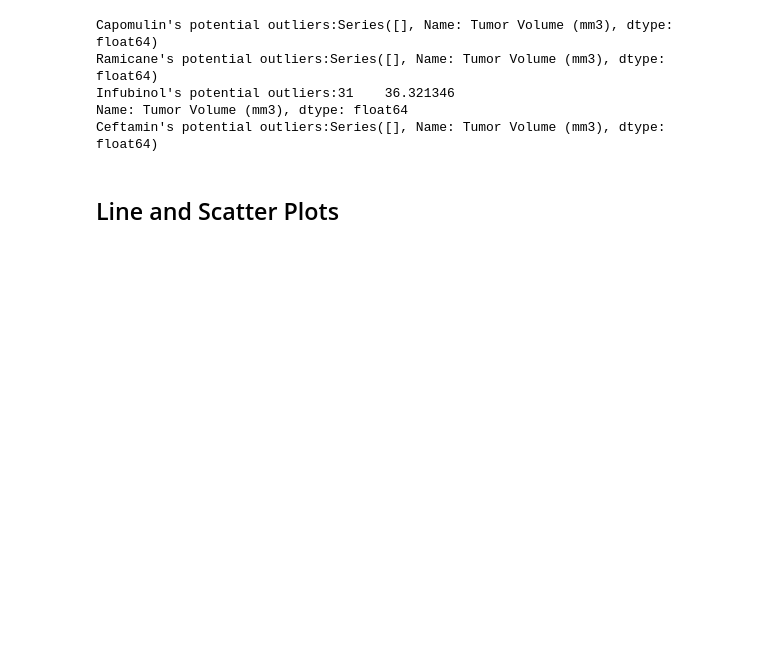
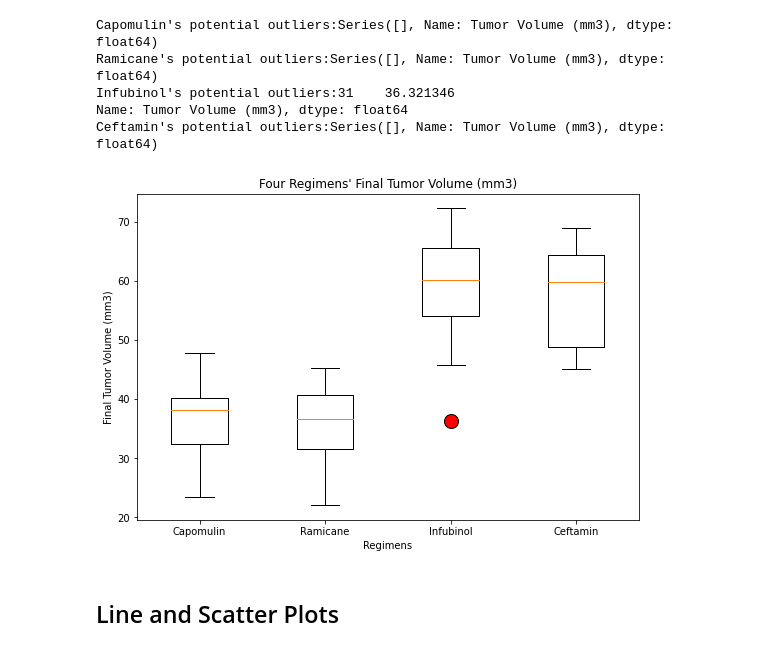
Before and after one commit to yuyhong23/matplotlib_the_power_of_plots, a Jupyter notebook: Pymaceuticals/pymaceuticals_starter-Copy1.ipynb, the cells around one changed output. Drawn from its saved outputs; the diff is of its cells as text; code cells hidden in the pictures; blank space fills up the shorter version.

Commit message:
Finished setting up the boxplot.

```diff
--- a/Pymaceuticals/pymaceuticals_starter-Copy1.ipynb
+++ b/Pymaceuticals/pymaceuticals_starter-Copy1.ipynb
@@ -244,15 +244,13 @@ last_timepoint_tumor
     #print(f"{drug}'s potential outliers:{outliers}")
 # %%
 regimen_list = ["Capomulin", "Ramicane", "Infubinol", "Ceftamin"]
-#lowerq_list= []
-#upperq_list=[]
-#iqr_list = []
-#lower_bound_list = []
-#upper_bound_list = []
-#boxplot_input_list = []
+tumor_regimen_list = []
 
 for regimen in regimen_list:
     tumor_values = last_timepoint_tumor.loc[last_timepoint_tumor["Drug Regimen"] == regimen,"Tumor Volume (mm3)"]
+
+    tumor_regimen_list.append(tumor_values)
+
     quartiles = tumor_values.quantile([.25,.5,.75])
     lowerq = quartiles[0.25]
     upperq = quartiles[0.75]
@@ -260,17 +258,8 @@ for regimen in regimen_list:
     lower_bound = lowerq - (1.5*iqr)
     upper_bound = upperq + (1.5*iqr)
 
-    #lowerq_list.append(lowerq)
-    #upperq_list.append(upperq)
-    #iqr_list.append(iqr)
-    #lower_bound_list.append(lower_bound)
-    #upper_bound_list.append(upper_bound)
-
     outliers = tumor_values.loc[(tumor_values < lower_bound) | (tumor_values < lower_bound)]
 
-    #boxplot_input = pd.concat((lowerq,upperq,iqr,lower_bound,upper_bound)
-
-
     print(f"{regimen}'s potential outliers:{outliers}")
 # %% [output]
 Capomulin's potential outliers:Series([], Name: Tumor Volume (mm3), dtype: float64)
@@ -283,3 +270,24 @@ Ceftamin's potential outliers:Series([], Name: Tumor Volume (mm3), dtype: float6
+# %%
+tumor_regimen_list_combine = dict(zip(regimen_list,tumor_regimen_list))
+
+Capomulin_box=tumor_regimen_list_combine["Capomulin"]
+Ramicane_box=tumor_regimen_list_combine["Ramicane"]
+Infubinol_box=tumor_regimen_list_combine["Infubinol"]
+Ceftamin_box=tumor_regimen_list_combine["Ceftamin"]
+
+data_to_plot = [Capomulin_box,Ramicane_box,Infubinol_box,Ceftamin_box]
+# %%
+# Generate a box plot of the final tumor volume of each mouse across four regimens of interest
+fig = plt.figure(1,figsize=(9,6))
+ax = fig.add_subplot()
+flierprops = dict(marker='o', markerfacecolor='r', markersize=14)
+ax.boxplot(data_to_plot, flierprops=flierprops, labels=("Capomulin","Ramicane","Infubinol","Ceftamin"))
+ax.set_title("Four Regimens' Final Tumor Volume (mm3)")
+ax.set_ylabel("Final Tumor Volume (mm3)")
+ax.set_xlabel("Regimens")
+plt.show()
+# %% [output]
+[figure, added]
 # %% [markdown]
 ## Line and Scatter Plots
 # %%
```
Also changed, not shown: parts of 1 cell of this notebook.
